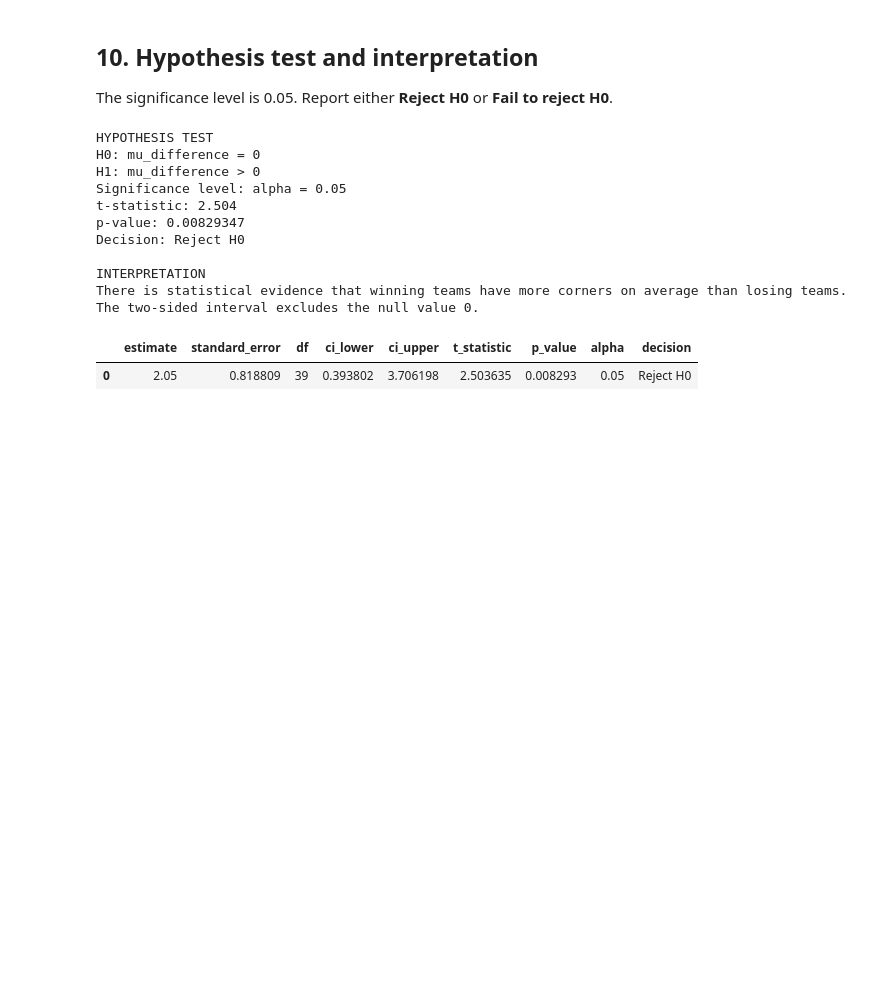
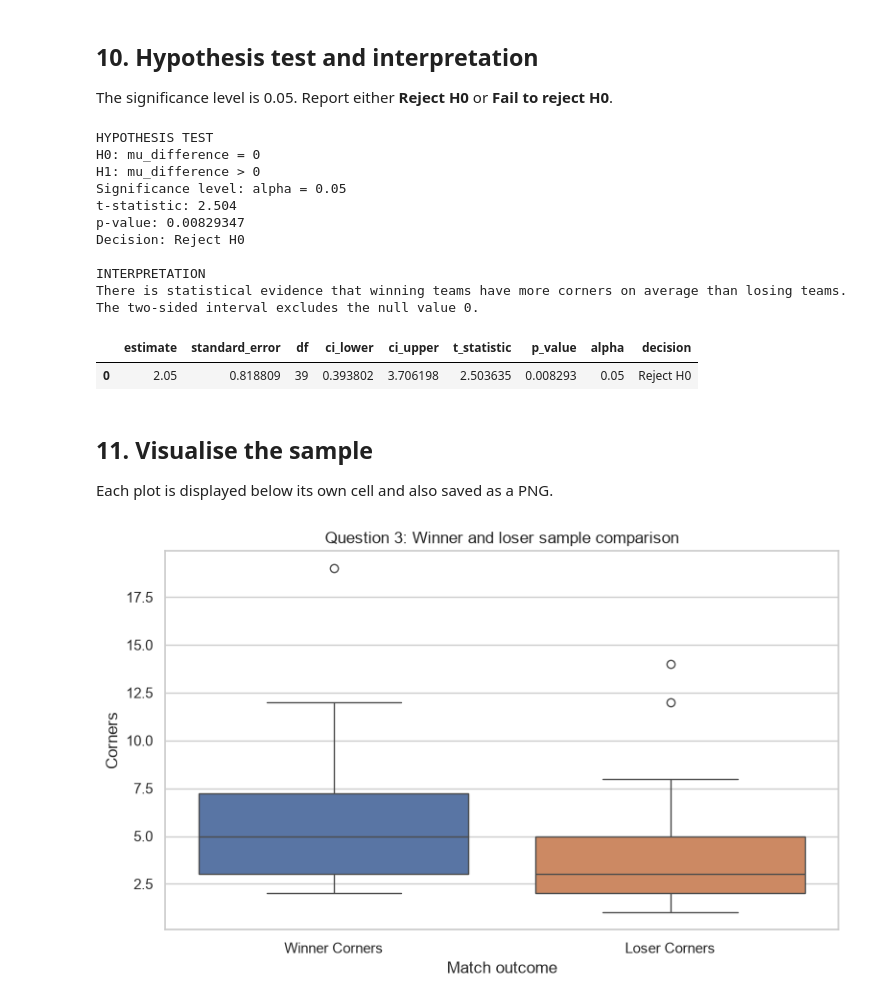
Before and after one commit to omarfaruk309/HIT140-FOUNDATIONS-OF-DATA-SCIENCE-Assessment2-WorldCup2026, a Jupyter notebook: questions/question3/visualisations/coding.ipynb, the cells around one changed output. Drawn from its saved outputs; the diff is of its cells as text; code cells hidden in the pictures; blank space fills up the shorter version.

Commit message:
Complete Section 11: Visualise the sample

```diff
--- a/questions/question3/visualisations/coding.ipynb
+++ b/questions/question3/visualisations/coding.ipynb
@@ -474,3 +474,19 @@ There is statistical evidence that winning teams have more corners on average th
 The two-sided interval excludes the null value 0.
 |  | estimate | standard_error | df | ci_lower | ci_upper | t_statistic | p_value | alpha | decision |
 | 0 | 2.05 | 0.818809 | 39 | 0.393802 | 3.706198 | 2.503635 | 0.008293 | 0.05 | Reject H0 |
+# %% [markdown]
+## 11. Visualise the sample
+Each plot is displayed below its own cell and also saved as a PNG.
+# %%
+# Start a separate figure for this comparison or distribution.
+plt.figure(figsize=(8, 5))
+sns.boxplot(data=sample[variables[:2]])
+plt.title('Question %d: Winner and loser sample comparison' % NUMBER)
+plt.xlabel('Match outcome')
+plt.ylabel('Corners' if NUMBER == 3 else 'Yellow cards')
+# Adjust spacing so the title and axis labels fit before saving and displaying.
+plt.tight_layout()
+plt.savefig(BASE / 'figures' / ('question%d_boxplot.png' % NUMBER), dpi=300)
+plt.show()
+# %% [output]
+[figure, added]
```
Also changed, not shown: parts of 1 cell of this notebook, 2 other files.
